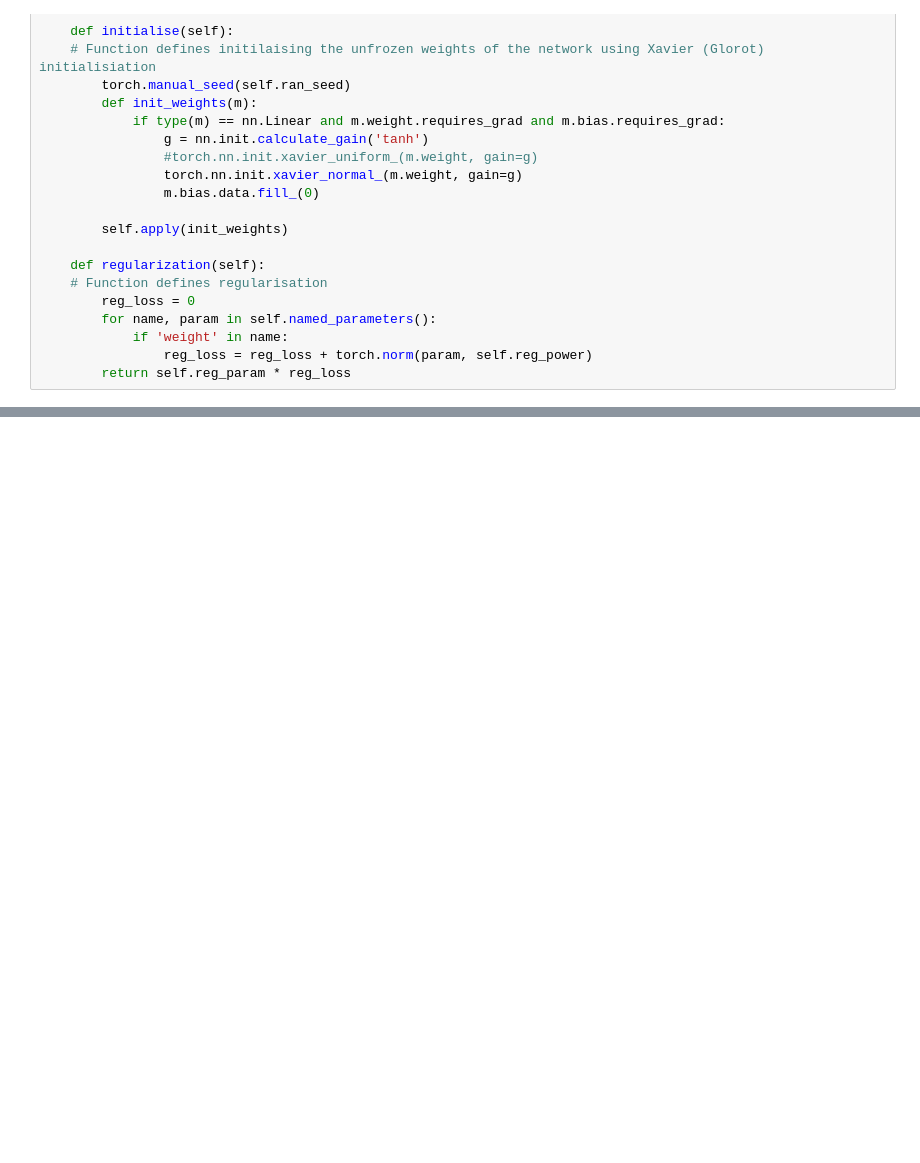
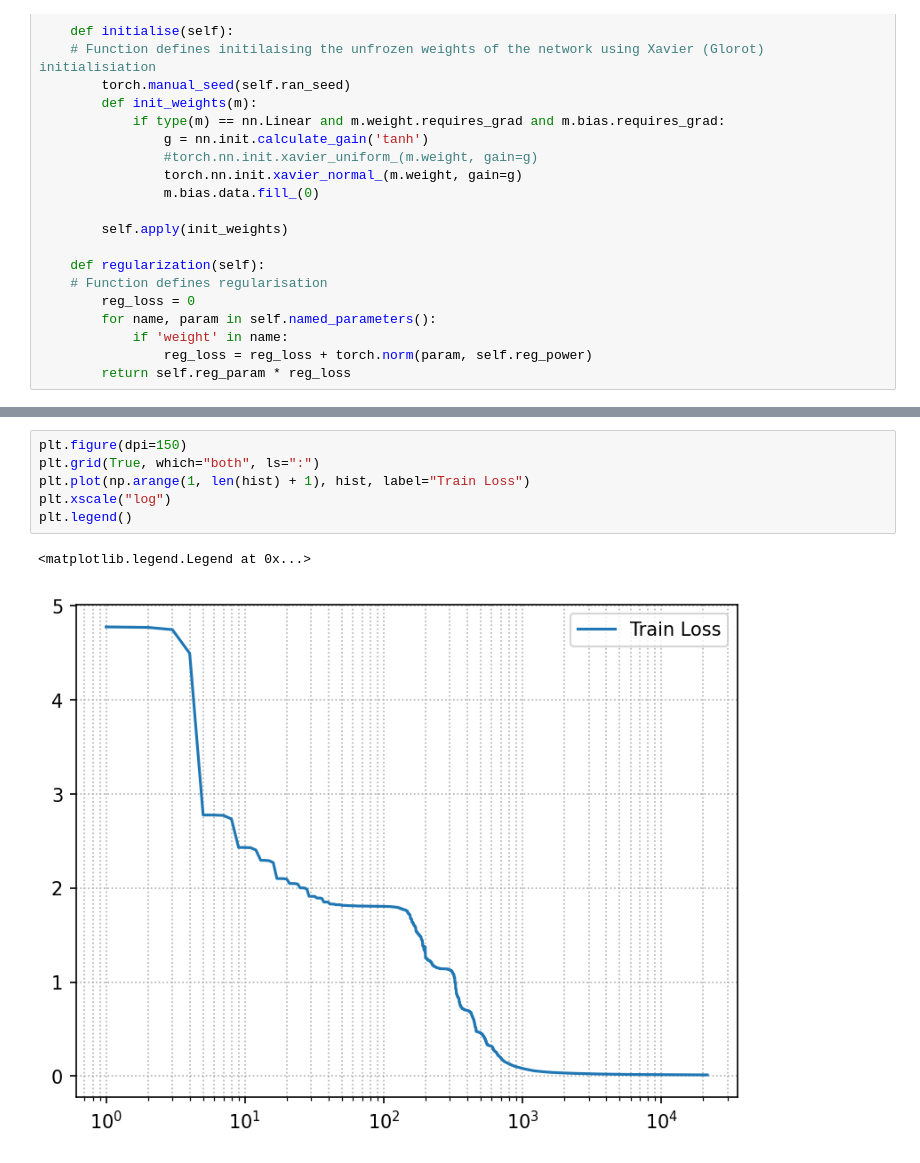
Before and after one commit to PaddyA08F/Final_year_project, a Jupyter notebook: absorption_emission.ipynb, the cells around one changed output, grey strips where cells are left out. Cells and saved outputs as stored; diff of their text form; blank space fills up the shorter version.

```diff
--- a/absorption_emission.ipynb
+++ b/absorption_emission.ipynb
@@ -311,0 +317,9 @@ TypeError: analytical_solution() missing 1 required positional argument: 'alpha_
+# %%
+plt.figure(dpi=150)
+plt.grid(True, which="both", ls=":")
+plt.plot(np.arange(1, len(hist) + 1), hist, label="Train Loss")
+plt.xscale("log")
+plt.legend()
+# %% [output]
+<matplotlib.legend.Legend at 0x...>
+[figure, added]
```
Also changed, not shown: parts of 2 cells of this notebook, 3 other files.
